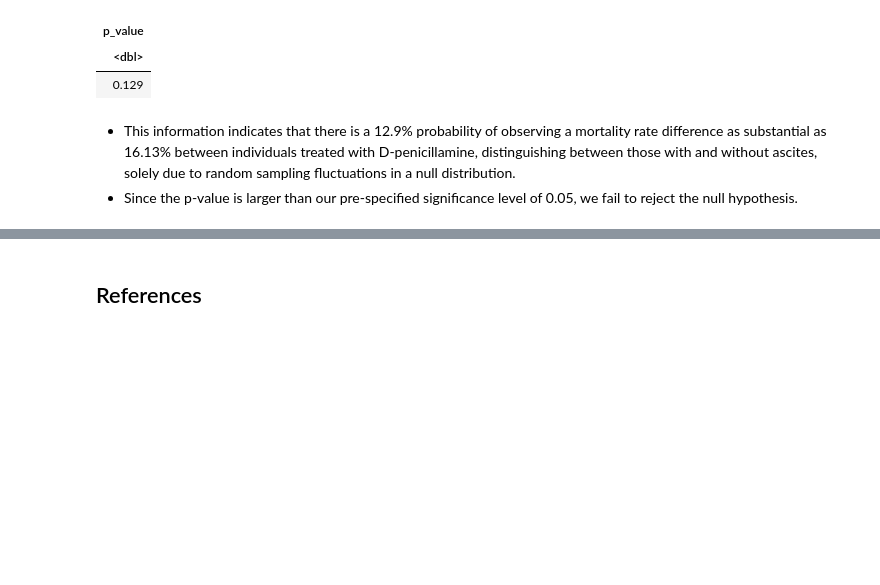
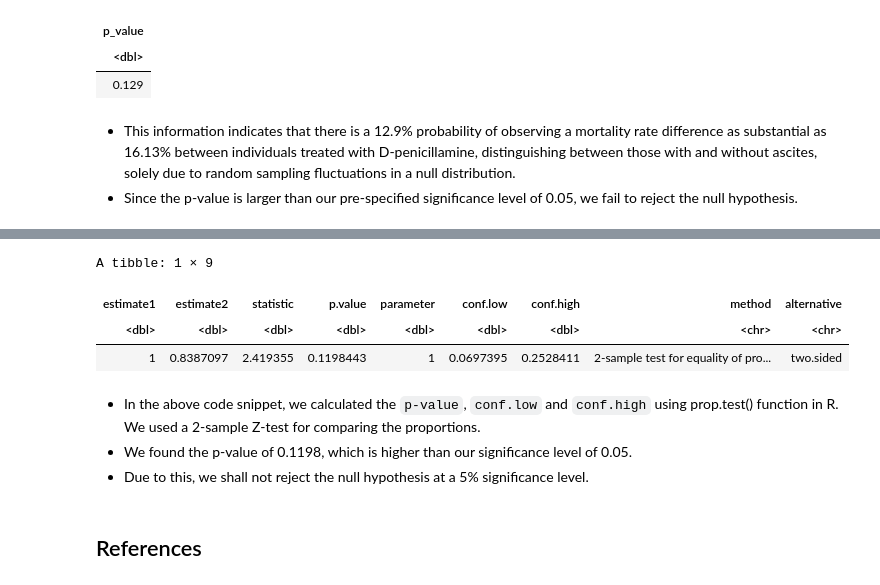
Before and after one commit to Rithika-Nair/STAT-201-Final_Project, a Jupyter notebook: Project-Final-Report.ipynb, the cells around one changed output, grey strips where cells are left out. Saved outputs shown, nothing was run; the diff lists cells and outputs as text; code cells hidden in the pictures; blank space fills up the shorter version.

Commit message:
finished hypothesis testing

````diff
--- a/Project-Final-Report.ipynb
+++ b/Project-Final-Report.ipynb
@@ -208,0 +307,21 @@ A tibble: 1 × 1
+# %%
+# create a variable for patients with Ascites
+sample_1 <- cirrhosis_filtered |>
+            filter(Drug == "D-penicillamine") |>
+            filter(Ascites == "Y")
+
+# create a variable for patients without Ascites
+sample_2 <- cirrhosis_filtered |>
+            filter(Drug == "D-penicillamine") |>
+            filter(Ascites == "N")
+
+# Using R's prop.test() function to calculate the p-value given by Z-test
+# also using broom:tidy() to make the result presentable
+
+stats <- tidy(prop.test(x = c(sum(sample_1$Status == "D"),
+                              sum(sample_2$Status == "D")),
+                              n = c(nrow(sample_1), nrow(sample_2)),
+                              alternative = "two.sided",
+                              correct = F))
+stats
+# %% [output]
@@ -209,3 +330,13 @@ A tibble: 1 × 1
+A tibble: 1 × 9
+| estimate1 | estimate2 | statistic | p.value | parameter | conf.low | conf.high | method | alternative |
+| <dbl> | <dbl> | <dbl> | <dbl> | <dbl> | <dbl> | <dbl> | <chr> | <chr> |
+| 1 | 0.8387097 | 2.419355 | 0.1198443 | 1 | 0.0697395 | 0.2528411 | 2-sample test for equality of pro... | two.sided |
+# %% [markdown]
+
+
+*   In the above code snippet, we calculated the ```p-value```, ```conf.low``` and ```conf.high``` using prop.test() function in R. We used a 2-sample Z-test for comparing the proportions.
+*   We found the p-value of 0.1198, which is higher than our significance level of 0.05.
+*  Due to this, we shall not reject the null hypothesis at a 5% significance level.
 # %% [markdown]
 ## References
 # %% [markdown]
````
Also changed, not shown: parts of 12 cells of this notebook.
